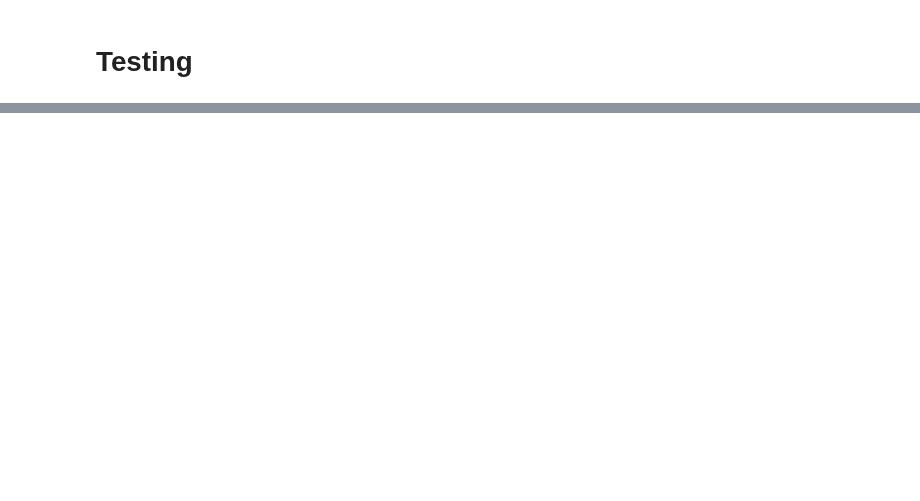
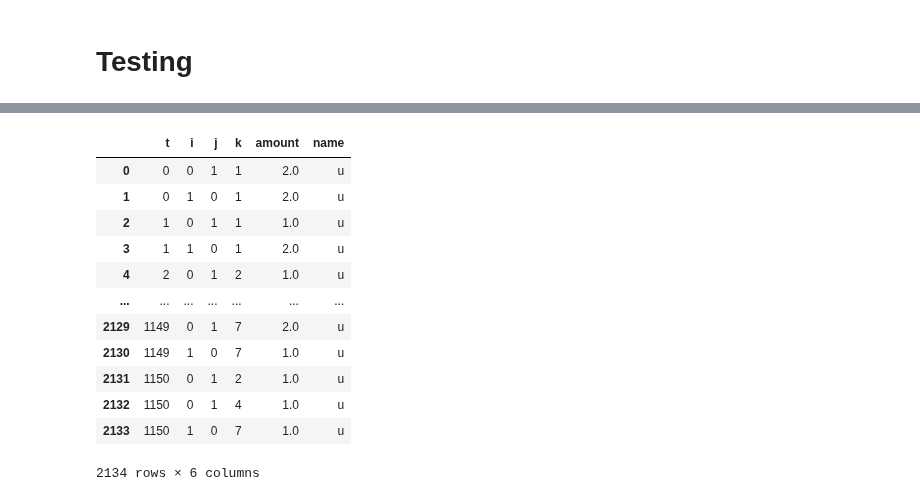
Before and after one commit to Xuan-1998/UAM_system_optimization, a Jupyter notebook: src:code/albert.ipynb, the cells around one changed output, grey strips where cells are left out. Drawn from its saved outputs; the diff is of its cells as text; code cells hidden in the pictures; blank space fills up the shorter version.

```diff
--- a/src:code/albert.ipynb
+++ b/src:code/albert.ipynb
@@ -6,0 +67,8 @@ import matplotlib.pyplot as plt
+# %%
+for t in range(T-3):
+    f_values[t+1][0][1] = LAX_DTLA1[t] # get the first (and only) item of the inner list
+    f_values[t+1][1][0] = DTLA_LAX1[t] # get the first (and only) item of the inner list
+# f_values[t+2][0][1] = LAX_DTLA[0]
+# f_values[t+2][1][0] = DTLA_LAX1[0]
+# f_values[t+3][0][1] = LAX_DTLA[1]
+# f_values[t+3][1][0] = DTLA_LAX1[1]
@@ -372,0 +461,16 @@ for i in range(10):
+# %%
+specificu
+# %% [output]
+|  | t | i | j | k | amount | name |
+| 0 | 0 | 0 | 1 | 1 | 2.0 | u |
+| 1 | 0 | 1 | 0 | 1 | 2.0 | u |
+| 2 | 1 | 0 | 1 | 1 | 1.0 | u |
+| 3 | 1 | 1 | 0 | 1 | 2.0 | u |
+| 4 | 2 | 0 | 1 | 2 | 1.0 | u |
+| ... | ... | ... | ... | ... | ... | ... |
+| 2129 | 1149 | 0 | 1 | 7 | 2.0 | u |
+| 2130 | 1149 | 1 | 0 | 7 | 1.0 | u |
+| 2131 | 1150 | 0 | 1 | 2 | 1.0 | u |
+| 2132 | 1150 | 0 | 1 | 4 | 1.0 | u |
+| 2133 | 1150 | 1 | 0 | 7 | 1.0 | u |
+2134 rows × 6 columns
```
Also changed, not shown: parts of 53 cells of this notebook, 6 other files.
